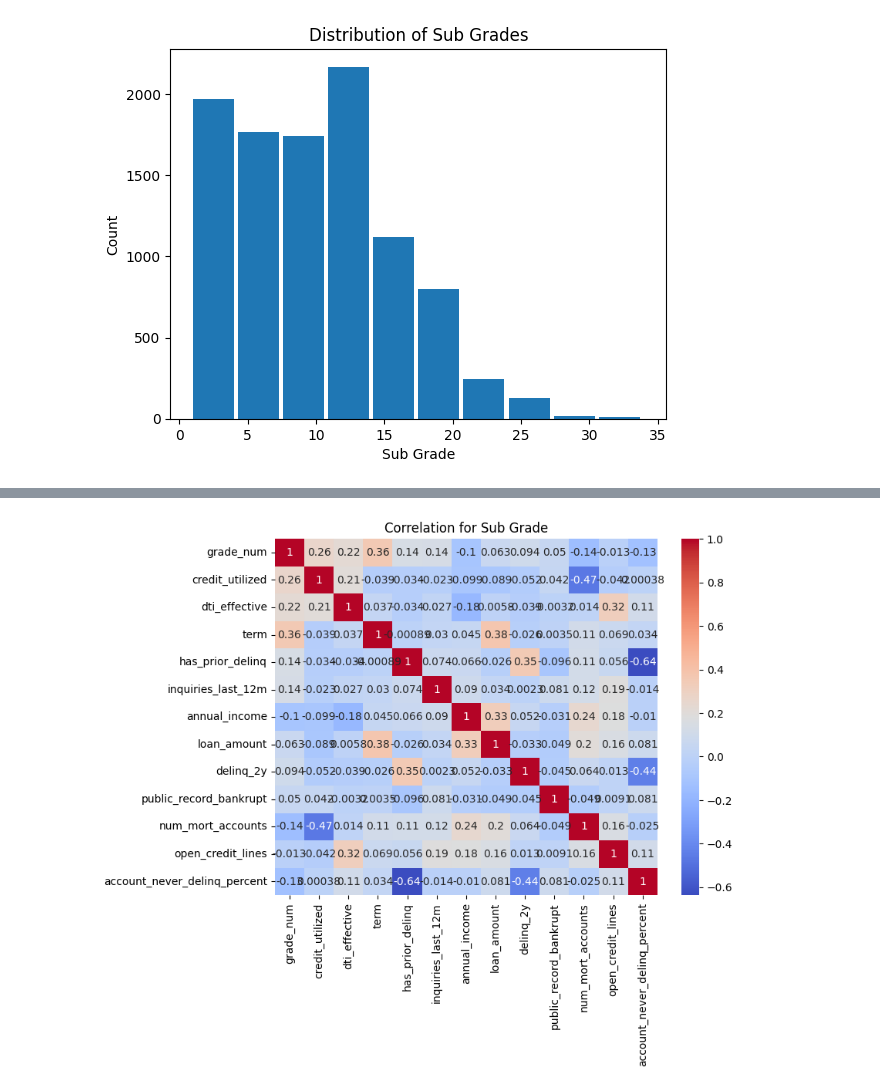
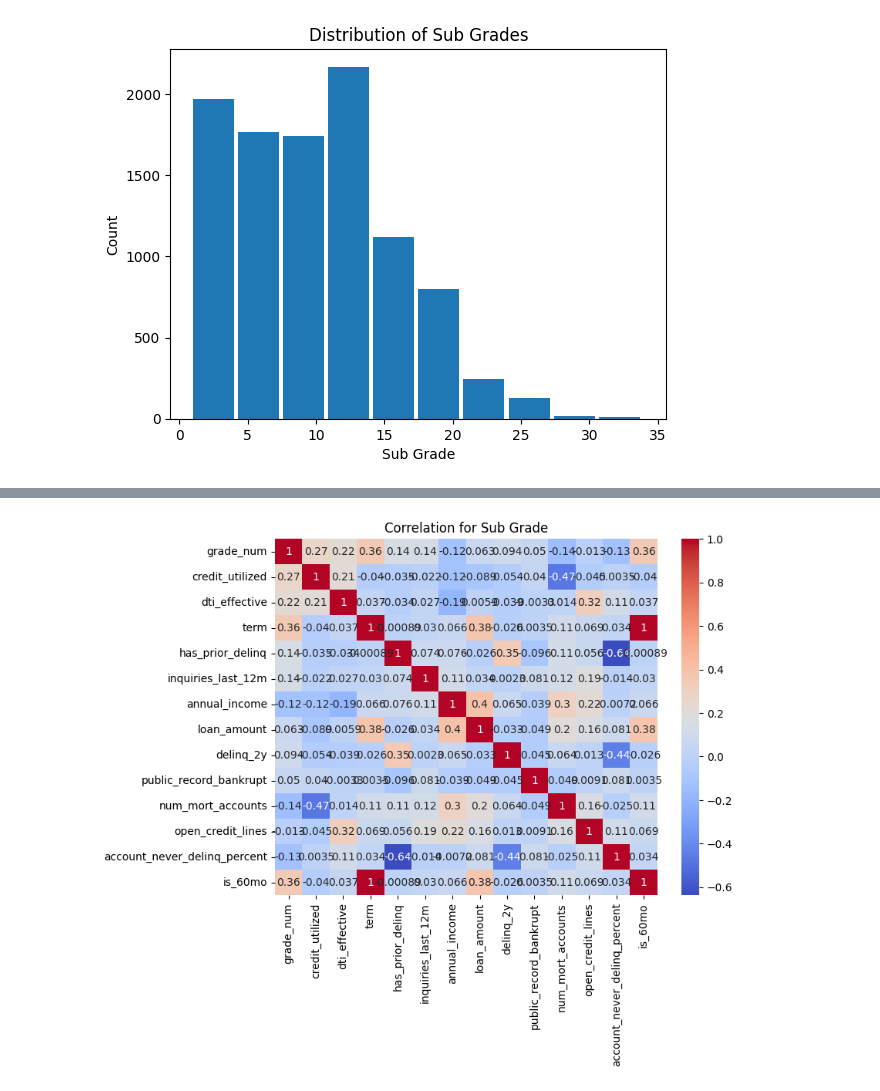
Before and after one commit to AdrianP428/DSRP_Project_MMF, a Jupyter notebook: DSRP_Project_AP.ipynb, the cells around one changed output, grey strips where cells are left out. Drawn from its saved outputs; the diff is of its cells as text; code cells hidden in the pictures.

```diff
--- a/DSRP_Project_AP.ipynb
+++ b/DSRP_Project_AP.ipynb
@@ -85,2 +92,15 @@ df['grade_letter'] = df['sub_grade'].str[0]
 # %%
+df['loan_to_income'] = df['loan_amount'] / df['annual_income']
 df['credit_utilized'] = np.where(df['total_credit_limit'] > 0, df['total_credit_utilized'] / df['total_credit_limit'], np.nan)
+df['credit_age_years'] = 2018 - df['earliest_credit_line']
+# %%
+cap = df['annual_income'].quantile(0.99)
+df['annual_income'] = df['annual_income'].clip(upper=cap)
+cap = df['dti_effective'].quantile(0.99)
+df['dti_effective'] = df['dti_effective'].clip(upper=cap)
+cap = df['credit_utilized'].quantile(0.99)
+df['credit_utilized'] = df['credit_utilized'].clip(upper=cap)
+cap = df['loan_to_income'].quantile(0.99)
+df['loan_to_income'] = df['loan_to_income'].clip(upper=cap)
+cap = df['loan_amount'].quantile(0.99)
+df['loan_amount'] = df['loan_amount'].clip(upper=cap)
@@ -86,0 +131,3 @@ df['credit_utilized'] = np.where(df['total_credit_limit'] > 0, df['total_credit_
+# %%
+df = df.dropna(subset=['credit_utilized'])
+df['credit_utilized'].sort_values()
@@ -87,3 +149,5 @@ df['credit_utilized'] = np.where(df['total_credit_limit'] > 0, df['total_credit_
+# %%
+df['log_income'] = np.log1p(df['annual_income'])
 # %%
 print(df['dti_effective'].corr(df['grade_num']))
 # %% [output]
@@ -136,13 +186,13 @@ plt.show()
 # %%
 col = ['grade_num', 'credit_utilized', 'dti_effective', 'term',
         'has_prior_delinq', 'inquiries_last_12m', 'annual_income',
         'loan_amount', 'delinq_2y', 'public_record_bankrupt',
-        'num_mort_accounts', 'open_credit_lines', 'account_never_delinq_percent']
+        'num_mort_accounts', 'open_credit_lines', 'account_never_delinq_percent','is_60mo']
 
 correlations = df[col].corr()
 plt.figure(figsize = (8,6))
 sns.heatmap(correlations, annot=True, cmap = 'coolwarm')
 plt.title('Correlation for Sub Grade')
 plt.show()
 # %% [output]
-[figure, old version]
+[figure, new version]
```
Also changed, not shown: parts of 17 cells of this notebook.
